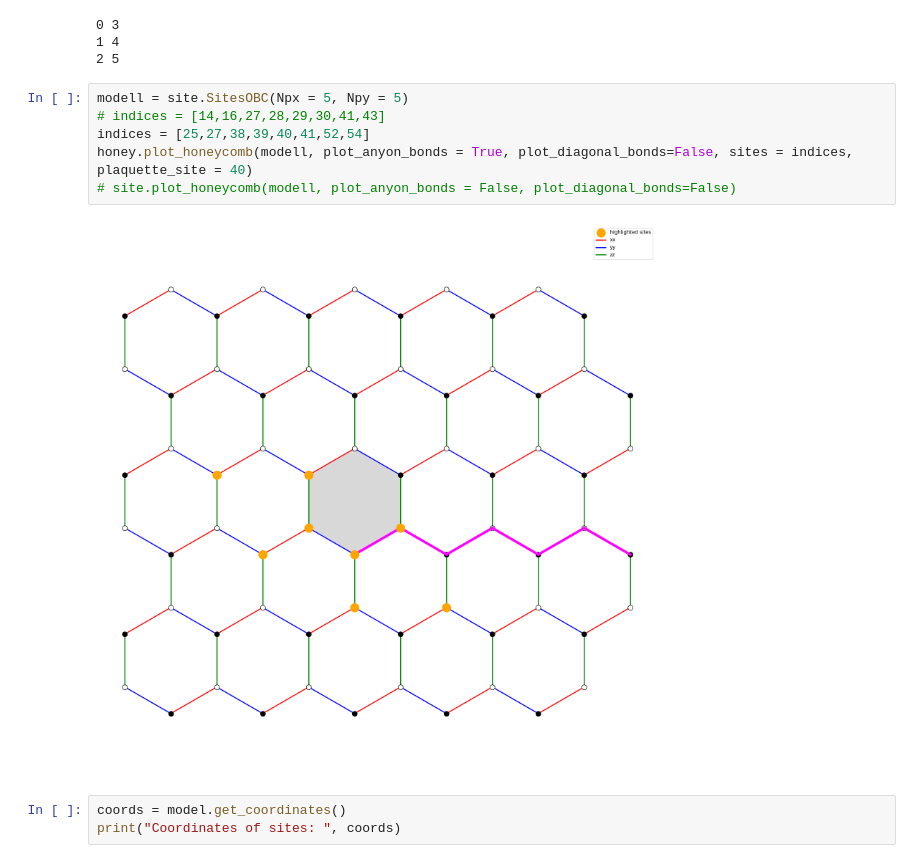
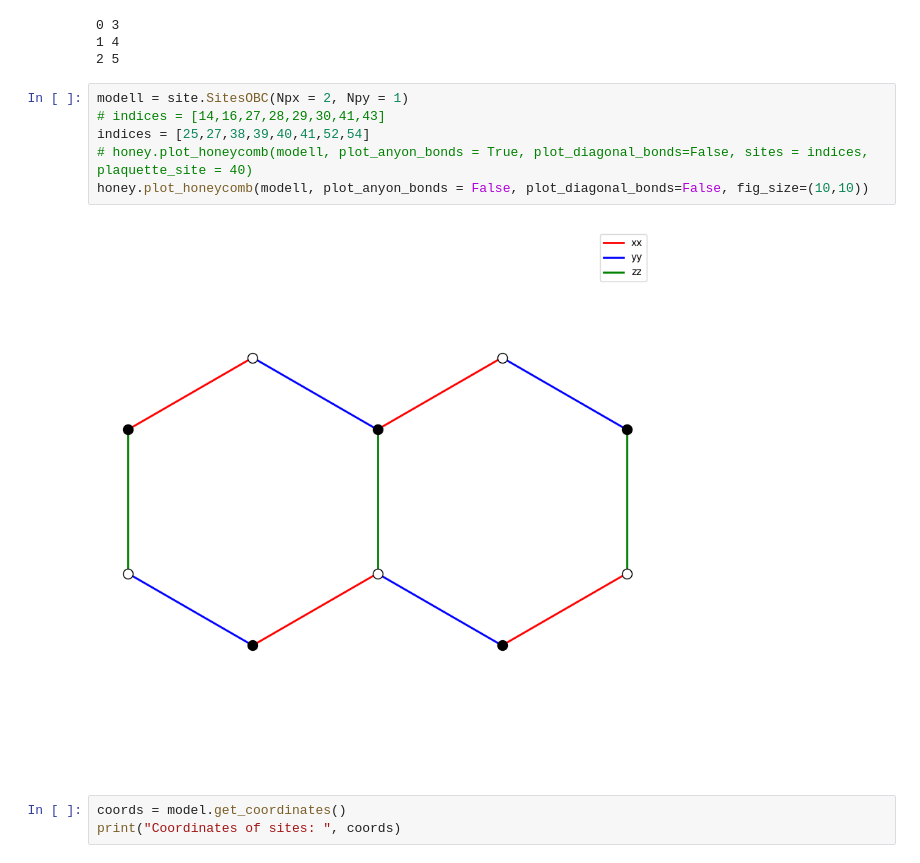
Before and after one commit to gconcheri/MasterThesis, a Jupyter notebook: fermionic_model_OBC.ipynb, the cells around one changed output. Drawn from its saved outputs; the diff is of its cells as text.

```diff
--- a/fermionic_model_OBC.ipynb
+++ b/fermionic_model_OBC.ipynb
@@ -113,13 +98,13 @@ for i, id in enumerate(lllist):
 1 4
 2 5
 # %%
-modell = site.SitesOBC(Npx = 5, Npy = 5)
+modell = site.SitesOBC(Npx = 2, Npy = 1)
 # indices = [14,16,27,28,29,30,41,43]
 indices = [25,27,38,39,40,41,52,54]
-honey.plot_honeycomb(modell, plot_anyon_bonds = True, plot_diagonal_bonds=False, sites = indices, plaquette_site = 40)
-# site.plot_honeycomb(modell, plot_anyon_bonds = False, plot_diagonal_bonds=False)
+# honey.plot_honeycomb(modell, plot_anyon_bonds = True, plot_diagonal_bonds=False, sites = indices, plaquette_site = 40)
+honey.plot_honeycomb(modell, plot_anyon_bonds = False, plot_diagonal_bonds=False, fig_size=(10,10))
 # %% [output]
-[figure, old version]
+[figure, new version]
 # %%
 coords = model.get_coordinates()
 print("Coordinates of sites: ", coords)
```
Also changed, not shown: parts of 5 cells of this notebook, 18 other files.
